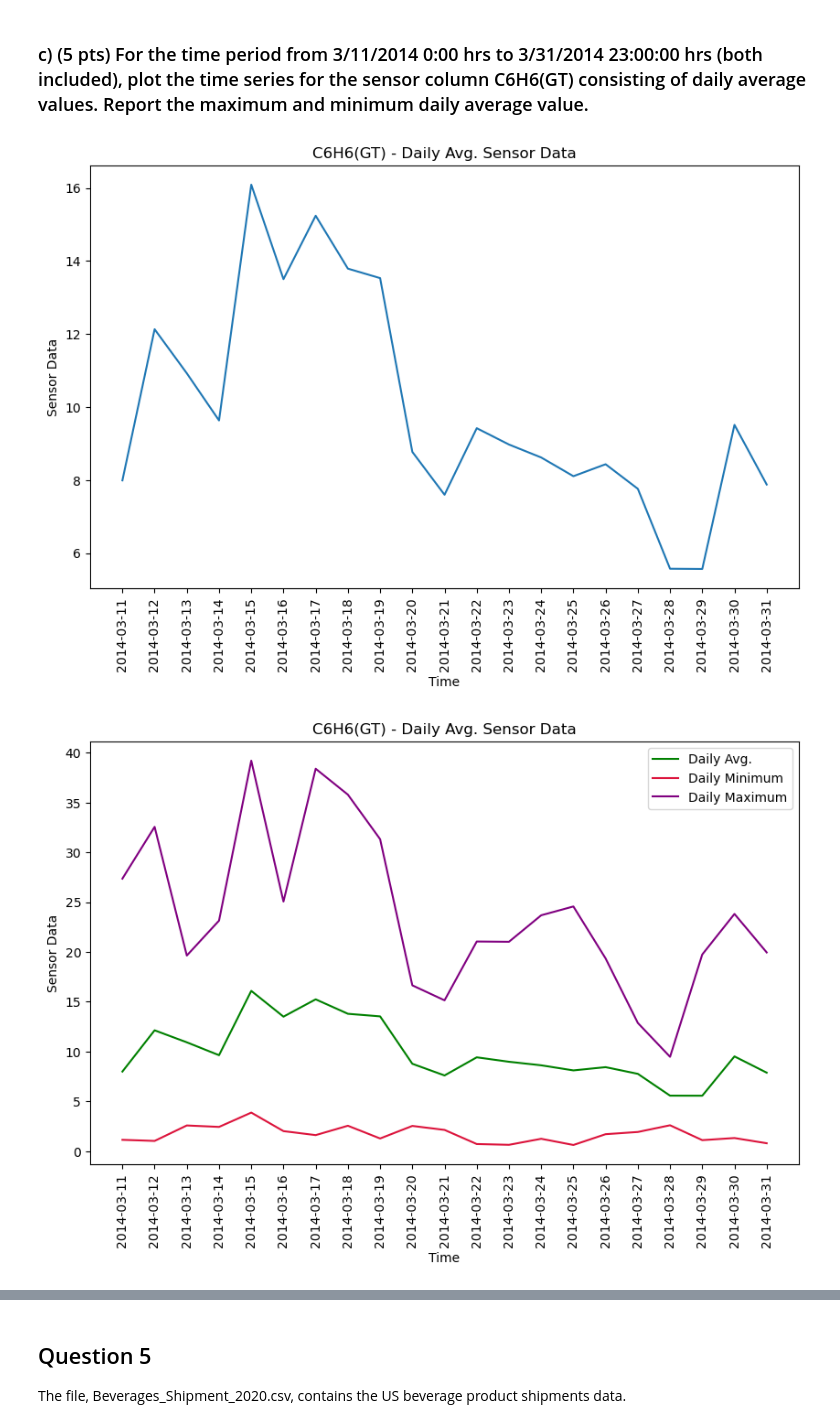
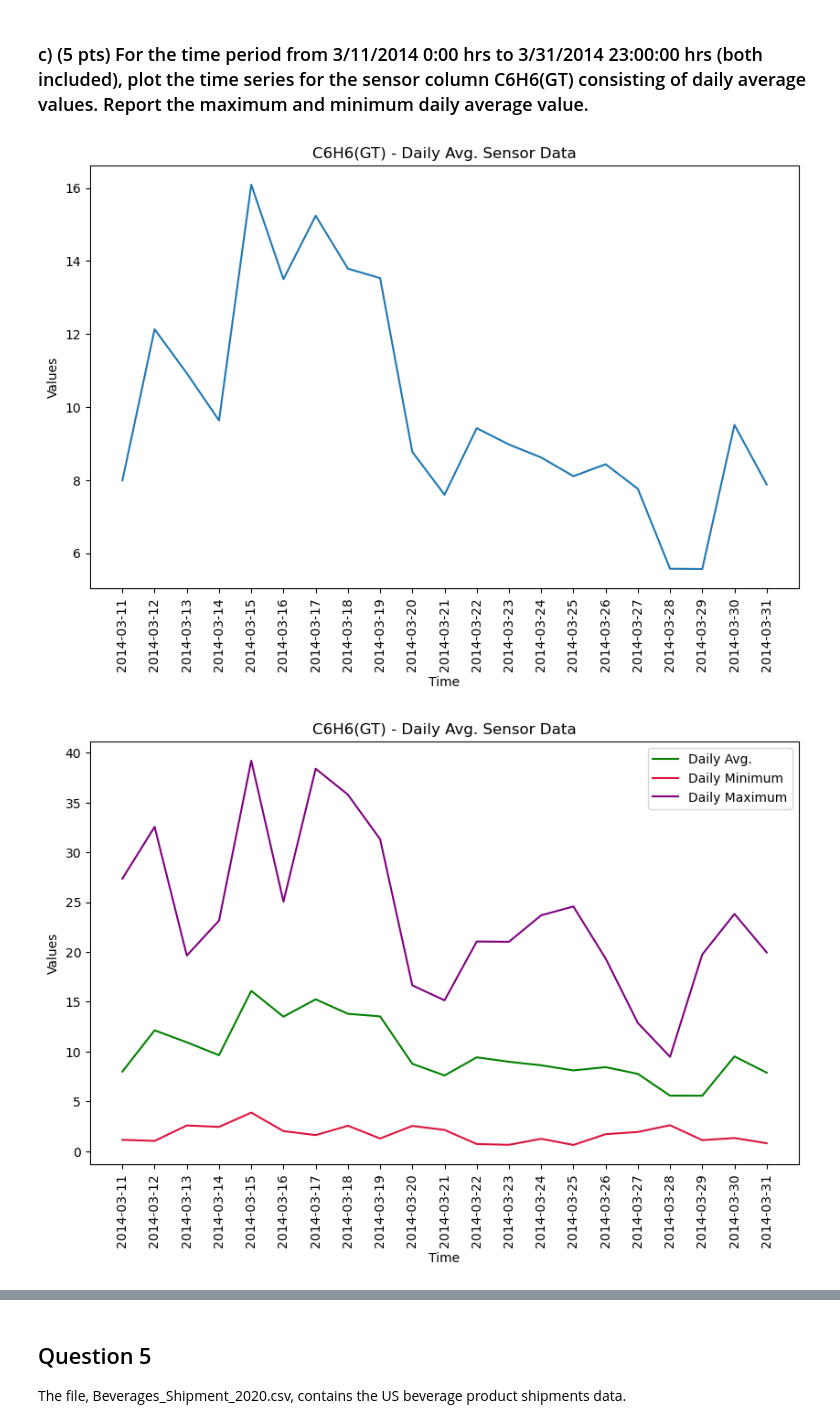
Before and after one commit to babli18/Time-Series, a Jupyter notebook: Assignment 1/Assignment1.ipynb, the cells around one changed output, grey strips where cells are left out. Cells and saved outputs as stored; diff of their text form; code cells hidden in the pictures.

```diff
--- a/Assignment 1/Assignment1.ipynb
+++ b/Assignment 1/Assignment1.ipynb
@@ -197,25 +199,25 @@ avg_c6h6_data = sensor_filter_df.groupby(['Date']).agg({
 # %%
 plt.figure(figsize=(10,6))
 sns.lineplot(avg_c6h6_data, x = 'Date', y = ('C6H6(GT)', 'mean'))
 plt.xlabel('Time')
-plt.ylabel('Sensor Data')
+plt.ylabel('Values')
 plt.xticks(rotation=90)
 plt.title('C6H6(GT) - Daily Avg. Sensor Data')
 
 plt.figure(figsize=(10,6))
 sns.lineplot(avg_c6h6_data, x = 'Date', y = ('C6H6(GT)', 'mean'), color = 'green',label = 'Daily Avg.')
 sns.lineplot(avg_c6h6_data, x = 'Date', y = ('C6H6(GT)', 'min'),color = 'crimson', label = 'Daily Minimum')
 sns.lineplot(avg_c6h6_data, x = 'Date', y = ('C6H6(GT)', 'max') , color = 'purple', label = 'Daily Maximum')
 plt.xlabel('Time')
-plt.ylabel('Sensor Data')
+plt.ylabel('Values')
 plt.xticks(rotation=90)
 plt.title('C6H6(GT) - Daily Avg. Sensor Data')
 plt.show()
 
 print(f"Min-Max Daily Average Value: \n{avg_c6h6_data}")
 # %% [output]
-[figure, old version]
+[figure, new version]
-[figure, old version]
+[figure, new version]
 Min-Max Daily Average Value:
             C6H6(GT)
                  min        max       mean
```
Also changed, not shown: parts of 3 cells of this notebook.
